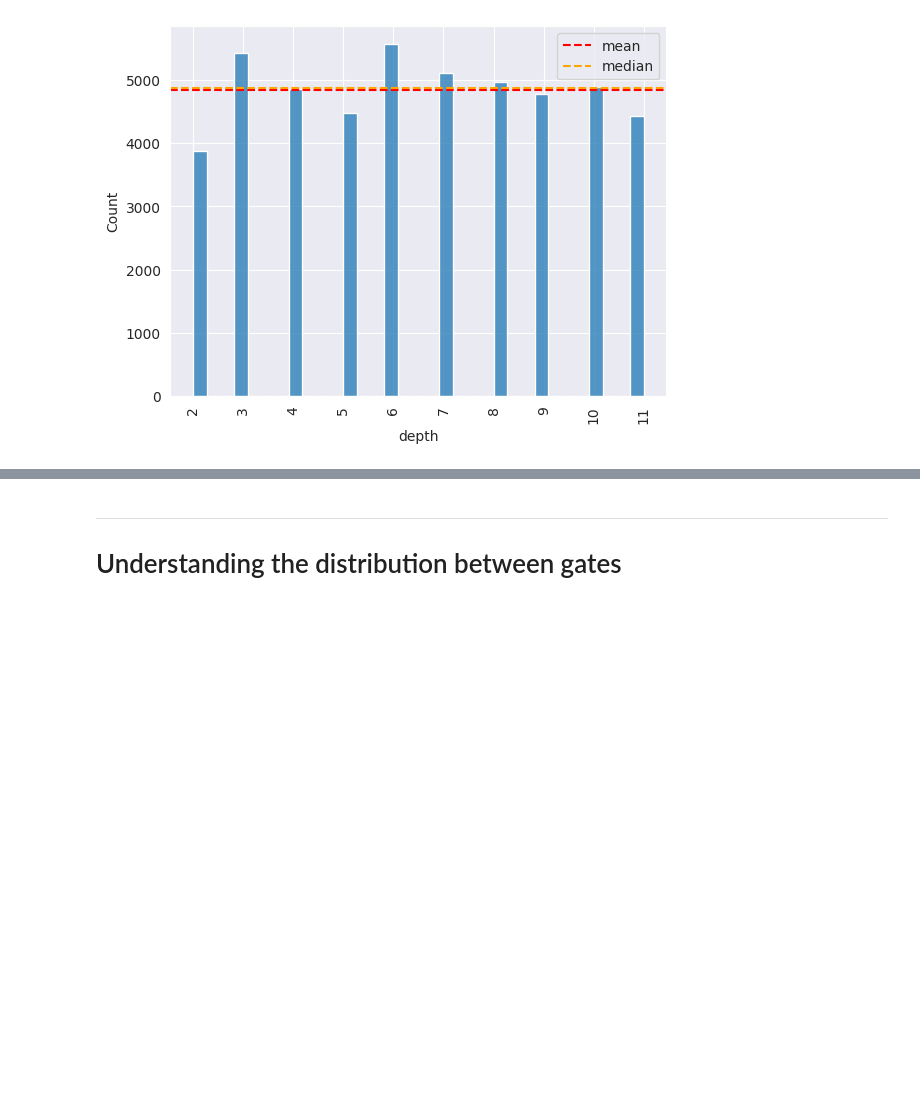
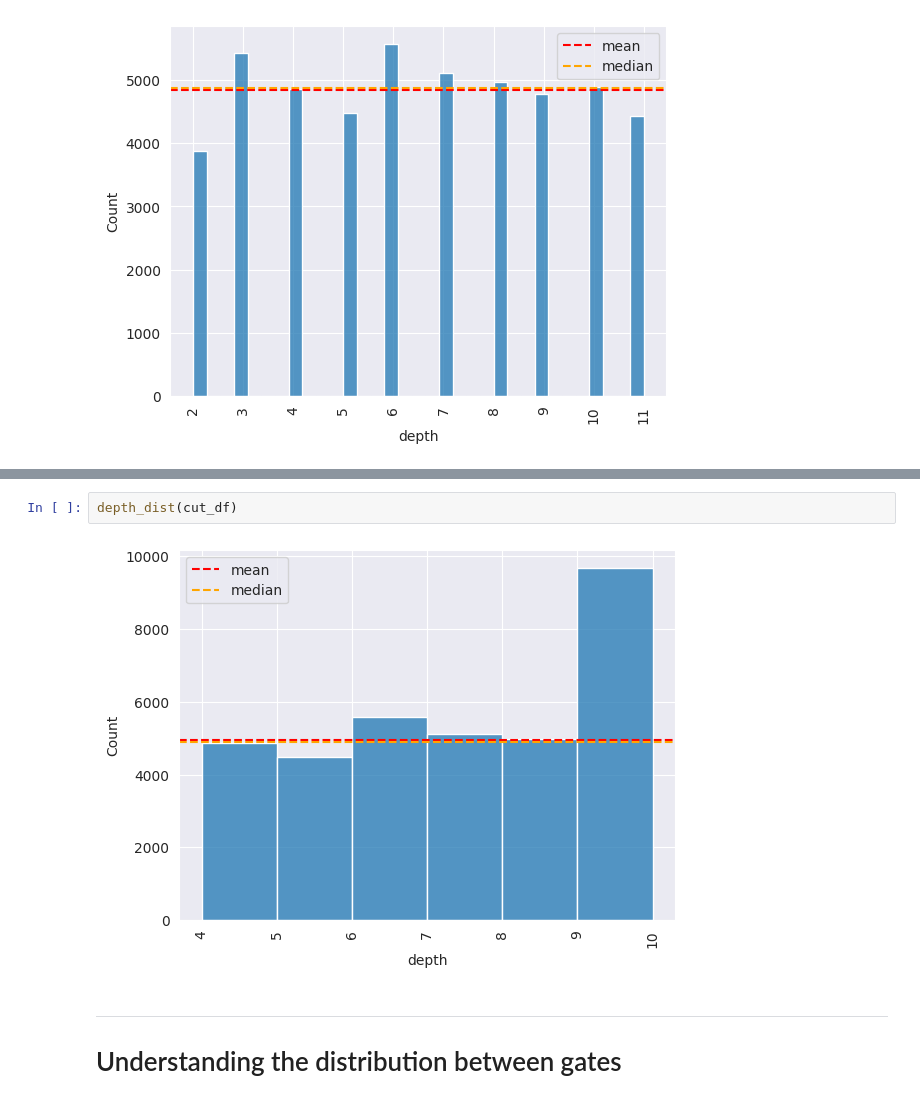
Before and after one commit to Dpbm/qcop, a Jupyter notebook: notebooks/data-analysis.ipynb, the cells around one changed output, grey strips where cells are left out. Cells and saved outputs as stored; diff of their text form; blank space fills up the shorter version.

```diff
--- a/notebooks/data-analysis.ipynb
+++ b/notebooks/data-analysis.ipynb
@@ -233,3 +275,7 @@ depth_dist(cut_df)
+# %%
+depth_dist(cut_df)
+# %% [output]
+[figure, added]
 # %% [markdown]
 ---
 
```
Also changed, not shown: parts of 15 cells of this notebook, 3 other files.
